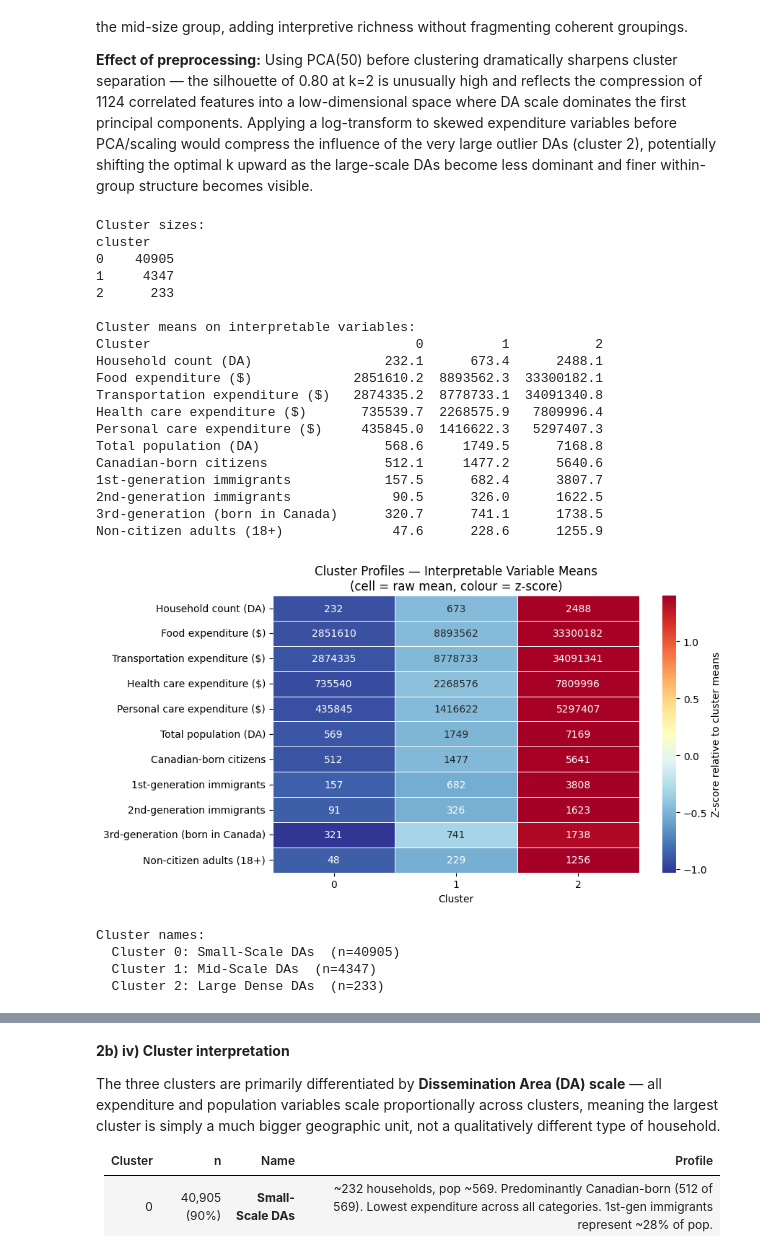
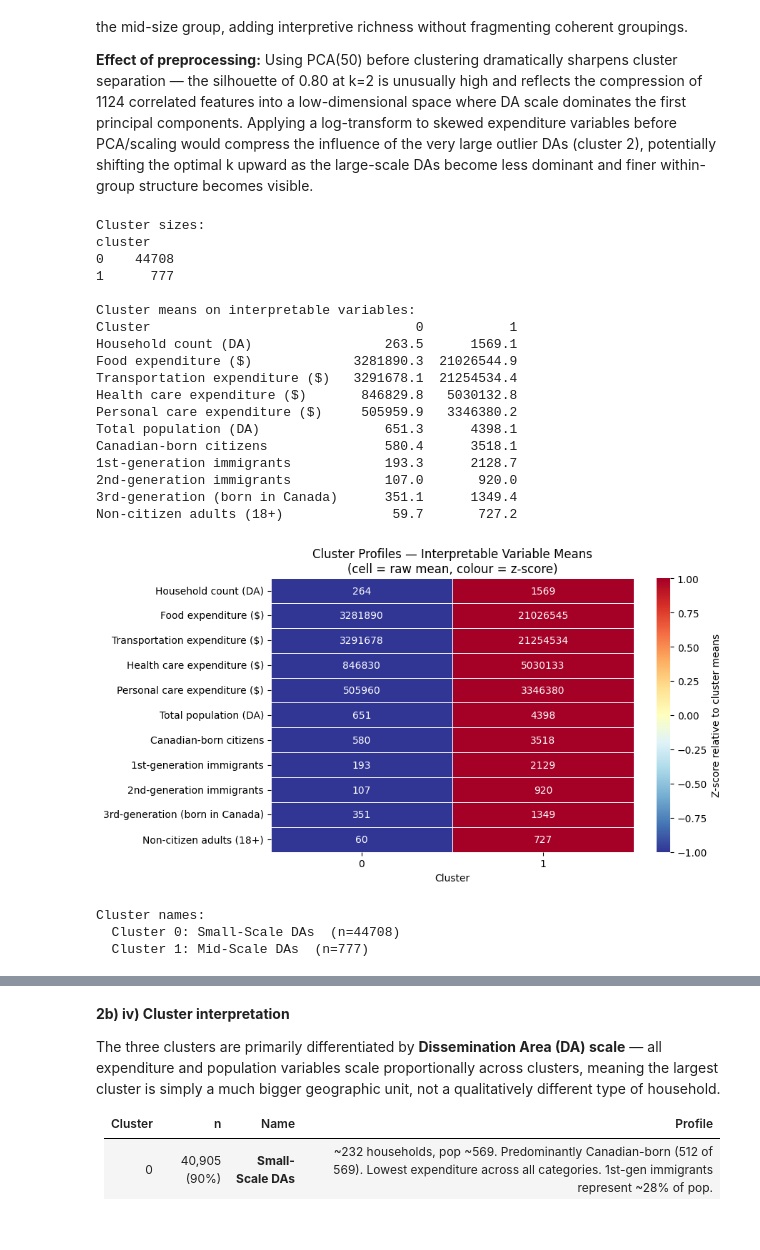
Before and after one commit to Astru5/DS3000, a Jupyter notebook: notebooks/unsupervised_learning.ipynb, the cells around one changed output, grey strips where cells are left out. Cells and saved outputs as stored; diff of their text form; code cells hidden in the pictures; blank space fills up the shorter version.

```diff
--- a/notebooks/unsupervised_learning.ipynb
+++ b/notebooks/unsupervised_learning.ipynb
@@ -79,6 +79,11 @@ print(f"y_train: {y_train.shape}, y_test: {y_test.shape}")
 # %% [output]
 X_train: (45485, 1124), X_test: (11372, 1124)
 y_train: (45485,), y_test: (11372,)
+# %%
+# scale the data
+scaler = StandardScaler()
+X_train_scaled = scaler.fit_transform(X_train)
+X_test_scaled = scaler.transform(X_test)
 # %% [markdown]
 **2a) iv) Train-test split**
 
@@ -109,12 +95,0 @@ Null values in X_test  after imputation: 0
-# %%
-# 2a) iii) Features after leakage removal — report count and standardise
-
-print(f"Total features after leakage & zero-variance removal: {X_train.shape[1]}")
-print(f"Total training samples:                                {X_train.shape[0]}")
-
-scaler = StandardScaler()
-X_train_scaled = pd.DataFrame(scaler.fit_transform(X_train), columns=X_train.columns)
-X_test_scaled  = pd.DataFrame(scaler.transform(X_test),      columns=X_test.columns)
-
-print(f"X_train_scaled mean (should be ~0): {X_train_scaled.mean(axis=0).mean():.4f}")
-print(f"X_train_scaled std  (should be ~1): {X_train_scaled.std(axis=0).mean():.4f}")
@@ -240,14 +201,9 @@ The pairwise correlation heatmap among the top 10 predictors reveals **two disti
 Because individual linear correlations are so low across all 1124 features, tree-based or nonlinear models that can exploit interaction effects will likely outperform linear regression here. The strong within-group multicollinearity also means regularisation (Ridge/Lasso) or PCA pre-processing is essential for linear models to avoid unstable coefficient estimates.
 # %%
 # 2b) i) KMeans for k = 2,...,12
-# With 1124 features, PCA pre-reduction removes noise and makes clustering tractable
 from sklearn.cluster import KMeans
 from sklearn.metrics import silhouette_score
 from sklearn.decomposition import PCA
-
-pca = PCA(n_components=50, random_state=42)
-X_pca = pca.fit_transform(X_train_scaled)
-print(f"Variance explained by 50 PCs: {pca.explained_variance_ratio_.sum():.3f}")
 
 inertias = []
 silhouette_scores_list = []
@@ -255,9 +211,9 @@ k_range = range(2, 13)
 
 for k in k_range:
     km = KMeans(n_clusters=k, random_state=42, n_init=10)
-    labels = km.fit_predict(X_pca)
+    labels = km.fit_predict(X_train_scaled)
     inertias.append(km.inertia_)
-    sil = silhouette_score(X_pca, labels, sample_size=5000, random_state=42)
+    sil = silhouette_score(X_train_scaled, labels, sample_size=5000, random_state=42)
     silhouette_scores_list.append(sil)
     print(f"k={k:2d}  inertia={km.inertia_:>14.1f}  silhouette={sil:.4f}")
 # %% [output]
@@ -315,10 +270,10 @@ The 50-component PCA retains **82.6%** of total variance, providing a compact bu
 # %%
 # 2b) iv) Cluster sizes and interpretable feature means
 
-OPTIMAL_K = 3
+OPTIMAL_K = best_k_sil
 
 km_final = KMeans(n_clusters=OPTIMAL_K, random_state=42, n_init=10)
-cluster_labels = km_final.fit_predict(X_pca)
+cluster_labels = km_final.fit_predict(X_train_scaled)
 
 # Attach labels back to original (unscaled) training data for interpretability
 X_train_clustered = X_train.copy()
@@ -355,55 +310,56 @@ print(cluster_means.round(1).T.to_string())
 
 # --- Heatmap of cluster means (z-scored for comparability) ---
 from scipy.stats import zscore
 cluster_means_z = cluster_means.apply(zscore, axis=0)
 
 fig, ax = plt.subplots(figsize=(9, 5))
 sns.heatmap(
     cluster_means_z.T,
     annot=cluster_means.T.round(0).astype(int),
     fmt='d',
     cmap='RdYlBu_r',
     linewidths=0.5,
     ax=ax,
     cbar_kws={'label': 'Z-score relative to cluster means'}
 )
 ax.set_title("Cluster Profiles — Interpretable Variable Means\n(cell = raw mean, colour = z-score)", fontsize=12)
 ax.set_xlabel("Cluster")
 ax.set_yticklabels(ax.get_yticklabels(), rotation=0)
 plt.tight_layout()
 plt.show()
 
 # Descriptive names based on actual output
+cluster_ids = sorted(sizes.index.tolist())
+default_names = ['Small-Scale DAs', 'Mid-Scale DAs', 'Large Dense DAs']
+
 cluster_names = {
-    0: 'Small-Scale DAs',
-    1: 'Mid-Scale DAs',
-    2: 'Large Dense DAs',
+    cid: (default_names[i] if i < len(default_names) else f'Cluster {cid}')
+    for i, cid in enumerate(cluster_ids)
 }
+
 print("\nCluster names:")
-for k, name in cluster_names.items():
-    print(f"  Cluster {k}: {name}  (n={sizes[k]})")
+for cid in cluster_ids:
+    print(f"  Cluster {cid}: {cluster_names[cid]}  (n={sizes.loc[cid]})")
 # %% [output]
 Cluster sizes:
 cluster
-0    40905
-1     4347
-2      233
+0    44708
+1      777
 
 Cluster means on interpretable variables:
-Cluster                                  0          1           2
-Household count (DA)                 232.1      673.4      2488.1
-Food expenditure ($)             2851610.2  8893562.3  33300182.1
-Transportation expenditure ($)   2874335.2  8778733.1  34091340.8
-Health care expenditure ($)       735539.7  2268575.9   7809996.4
-Personal care expenditure ($)     435845.0  1416622.3   5297407.3
-Total population (DA)                568.6     1749.5      7168.8
-Canadian-born citizens               512.1     1477.2      5640.6
-1st-generation immigrants            157.5      682.4      3807.7
-2nd-generation immigrants             90.5      326.0      1622.5
-3rd-generation (born in Canada)      320.7      741.1      1738.5
-Non-citizen adults (18+)              47.6      228.6      1255.9
+Cluster                                  0           1
+Household count (DA)                 263.5      1569.1
+Food expenditure ($)             3281890.3  21026544.9
+Transportation expenditure ($)   3291678.1  21254534.4
+Health care expenditure ($)       846829.8   5030132.8
+Personal care expenditure ($)     505959.9   3346380.2
+Total population (DA)                651.3      4398.1
+Canadian-born citizens               580.4      3518.1
+1st-generation immigrants            193.3      2128.7
+2nd-generation immigrants            107.0       920.0
+3rd-generation (born in Canada)      351.1      1349.4
+Non-citizen adults (18+)              59.7       727.2
-[figure, old version]
+[figure, new version]
 Cluster names:
-  Cluster 0: Small-Scale DAs  (n=40905)
-  Cluster 1: Mid-Scale DAs  (n=4347)
-  Cluster 2: Large Dense DAs  (n=233)
+  Cluster 0: Small-Scale DAs  (n=44708)
+  Cluster 1: Mid-Scale DAs  (n=777)
```
Also changed, not shown: parts of 20 cells of this notebook, 1 other file.
